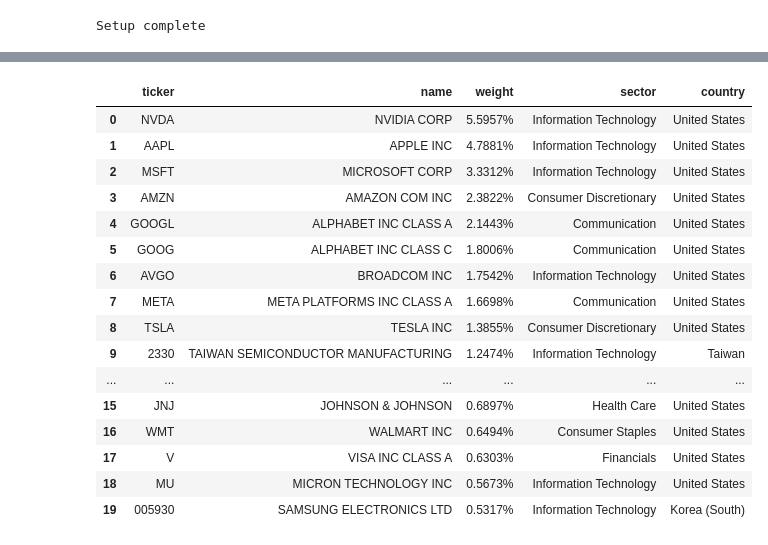
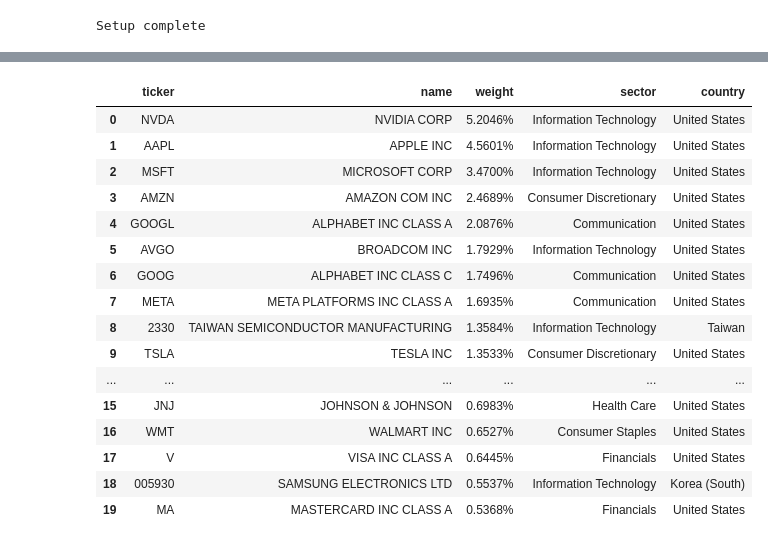
Before and after one commit to TulevaEE/reporting-engine, a Jupyter notebook: reports/adhoc/active_share.ipynb, the cells around one changed output, grey strips where cells are left out. Saved outputs shown, nothing was run; the diff lists cells and outputs as text; code cells hidden in the pictures.

```diff
--- a/reports/adhoc/active_share.ipynb
+++ b/reports/adhoc/active_share.ipynb
@@ -49,10 +51,10 @@ ISHARES_PRODUCTS = {
     'SASU': {'id': 305356, 'slug': 'ishares-msci-usa-esg-screened-ucits-etf'},
     'SAEU': {'id': 305363, 'slug': 'ishares-msci-europe-esg-screened-ucits-etf'},
     'SAJP': {'id': 305412, 'slug': 'ishares-msci-japan-esg-screened-ucits-etf'},
-    'SAEM': {'id': 305397, 'slug': 'ishares-msci-em-imi-esg-screened-ucits-etf-usd-acc-fund'},
     'SAWD': {'id': 305419, 'slug': 'ishares-msci-world-esg-screened-ucits-etf-usd-acc-fund'},
     'SSAC': {'id': 251850, 'slug': 'ishares-msci-acwi-ucits-etf'},
-    # SSAC/SAEM sub-ETFs (held instead of individual stocks for some countries)
+    'EM_SCREENED': {'id': 316646, 'slug': 'ishares-emerging-market-screened-equity-index-fund-ie'},  # pooled fund IE00BKPTWY98
+    # SSAC sub-ETFs (held instead of individual stocks for some countries)
     'NDIA': {'id': 297617, 'slug': 'ishares-msci-india-ucits-etf'},
     '4BRZ': {'id': 304304, 'slug': 'ishares-msci-brazil-ucits-etf-usd-hedged'},
     'CNYA': {'id': 273192, 'slug': 'ishares-msci-china-a-ucits-etf'},
@@ -60,22 +62,26 @@ ISHARES_PRODUCTS = {
 }
 
 # Tuleva fund ISIN → iShares ETF ticker used for look-through
+# 'SSAC_EM' is a synthetic marker — EM portfolio is constructed from SSAC's EM stocks
 FUND_ISIN_TO_ETF = {
     'IE00BFG1TM61': 'SAWD',  # iShares Developed World Screened Index Fund (pooled)
     'IE0009FT4LX4': 'SAWD',  # CCF Developed World Screened Index Fund (pooled)
     'IE00BFNM3G45': 'SASU',  # iShares MSCI USA Screened UCITS ETF
     'IE00BFNM3D14': 'SAEU',  # iShares MSCI Europe Screened UCITS ETF
     'IE00BFNM3L97': 'SAJP',  # iShares MSCI Japan Screened UCITS ETF
-    'IE00BKPTWY98': 'SAEM',  # EM Screened Equity Index Fund → proxy: EM IMI Screened top 1500
+    'IE00BKPTWY98': 'SSAC_EM',  # EM Screened → constructed from SSAC EM stocks
 }
 
 # Sub-ETFs held by SSAC that need one-level look-through
 SSAC_SUB_ETFS = {'NDIA', '4BRZ', 'CNYA', 'IKSA'}
 
-# Tuleva holds EM Screened (large+mid cap, ~1,100 stocks) but full holdings
-# aren't publicly available. We proxy with SAEM (EM IMI Screened) limited to
-# the top 1500 holdings by weight, then filtered to only stocks also in ACWI.
-SAEM_TOP_N = 1500
+# Countries classified as Emerging Markets (for extracting EM stocks from SSAC)
+EM_COUNTRIES = {
+    'China', 'Taiwan', 'India', 'Korea (South)', 'Brazil', 'South Africa',
+    'Mexico', 'Saudi Arabia', 'Thailand', 'Indonesia', 'Malaysia', 'Philippines',
+    'Turkey', 'Poland', 'Chile', 'Qatar', 'United Arab Emirates', 'Kuwait',
+    'Colombia', 'Peru', 'Czech Republic', 'Egypt', 'Greece', 'Hungary',
+}
 
 
 def fetch_ishares_holdings(ticker):
@@ -172,7 +230,8 @@ All holdings dates: {'SAWD': '25/Feb/2026', 'SASU': '25/Feb/2026', 'SAEU': '24/F
 # %%
 # Build look-through Tuleva portfolio
 # For each ETF holding in the fund: look_through_weight = fund_weight × stock_weight_in_etf
-# If an ETF holds sub-ETFs (e.g. SAEM holds China A/Brazil sub-ETFs), decompose one level down
+# If an ETF holds sub-ETFs (e.g. SSAC holds sub-ETFs for India/Brazil/China/Saudi), decompose one level down
+# For SSAC_EM (synthetic): all stocks are already direct equities (pre-decomposed from SSAC)
 
 all_stocks = []
 for _, row in fund_composition.iterrows():
@@ -183,12 +242,24 @@ for _, row in fund_composition.iterrows():
         continue
 
     df_h = all_etf_holdings[etf_ticker]
+
+    # For SSAC_EM: all rows are already equities with rebased weights, no sub-ETFs
+    if etf_ticker == 'SSAC_EM':
+        equities = df_h.copy()
+        print(f'{row["name"]}: {row["weight"]:.1f}% × {len(equities)} EM stocks (constructed from SSAC)')
+        for _, h in equities.iterrows():
+            all_stocks.append({
+                'stock_id': stock_id(h),
+                'ticker': h['Ticker'],
+                'name': h['Name'],
+                'weight': fund_weight * h['Weight (%)'],
+                'sector': h['Sector'],
+                'country': h['Location'],
+                'source_etf': 'SSAC_EM',
+            })
+        continue
+
     equities = df_h[df_h.apply(is_equity, axis=1)].copy()
-
-    # For SAEM: limit to top N holdings to approximate large+mid cap (exclude small-caps)
-    if etf_ticker == 'SAEM':
-        equities = equities.nlargest(SAEM_TOP_N, 'Weight (%)')
-        print(f'{row["name"]}: using top {SAEM_TOP_N} of {len(df_h[df_h.apply(is_equity, axis=1)])} SAEM equities')
 
     # Detect sub-ETF holdings within this ETF
     sub_etf_mask = equities['Ticker'].isin(ISHARES_PRODUCTS.keys())
@@ -204,12 +275,12 @@ for _, row in fund_composition.iterrows():
             'weight': fund_weight * h['Weight (%)'],
             'sector': h['Sector'],
             'country': h['Location'],
+            'source_etf': etf_ticker,
         })
 
     # One-level look-through for sub-ETFs
     if len(sub_etfs) > 0:
-        label = f'{row["name"]}' if etf_ticker != 'SAEM' else f'  (top {SAEM_TOP_N})'
-        print(f'{label}: {len(direct)} direct stocks + {len(sub_etfs)} sub-ETFs:')
+        print(f'{row["name"]}: {len(direct)} direct stocks + {len(sub_etfs)} sub-ETFs:')
         for _, sub in sub_etfs.iterrows():
             sub_ticker = sub['Ticker']
             sub_weight_in_etf = sub['Weight (%)'] / 100.0  # fraction within the ETF
@@ -234,6 +305,7 @@ for _, row in fund_composition.iterrows():
                     'weight': fund_weight * sub_weight_in_etf * sh['Weight (%)'],
                     'sector': sh['Sector'],
                     'country': sh['Location'],
+                    'source_etf': etf_ticker,
                 })
     else:
         print(f'{row["name"]}: {row["weight"]:.1f}% × {len(direct)} stocks')
@@ -253,27 +325,28 @@ tuleva_portfolio = (tuleva_raw
     .reset_index()
 )
 
-# Filter to only stocks that also appear in ACWI (remove small-cap SAEM stocks not in benchmark)
+# Build full ACWI stock universe (direct + sub-ETF look-through)
 acwi_eq = acwi_raw[acwi_raw.apply(is_equity, axis=1)]
 acwi_direct_ids = set(acwi_eq.apply(stock_id, axis=1))
-# Also include stocks from SSAC sub-ETFs
 for sub_ticker in SSAC_SUB_ETFS:
-    if sub_ticker in all_etf_holdings:
-        sub_df = all_etf_holdings[sub_ticker]
-    else:
-        sub_df, _ = fetch_ishares_holdings(sub_ticker)
-        all_etf_holdings[sub_ticker] = sub_df
+    sub_df = all_etf_holdings[sub_ticker]
     sub_eq = sub_df[sub_df.apply(is_equity, axis=1)]
     acwi_direct_ids |= set(sub_eq.apply(stock_id, axis=1))
 
+# Filter to only stocks in ACWI universe
 before_filter = len(tuleva_portfolio)
 tuleva_portfolio = tuleva_portfolio[tuleva_portfolio['stock_id'].isin(acwi_direct_ids)]
 removed = before_filter - len(tuleva_portfolio)
 
 # Normalize to 100%
 total_weight = tuleva_portfolio['weight'].sum()
-tuleva_portfolio['weight'] = tuleva_portfolio['weight'] / total_weight * 100
+norm_factor = 100 / total_weight
+tuleva_portfolio['weight'] = tuleva_portfolio['weight'] * norm_factor
 tuleva_portfolio = tuleva_portfolio.sort_values('weight', ascending=False).reset_index(drop=True)
+
+# Also normalize tuleva_raw for source-level lookups later
+tuleva_raw_norm = tuleva_raw[tuleva_raw['stock_id'].isin(acwi_direct_ids)].copy()
+tuleva_raw_norm['weight'] = tuleva_raw_norm['weight'] * norm_factor
 
 print(f'\nTuleva look-through portfolio:')
 print(f'  Unique stocks: {len(tuleva_portfolio)} (removed {removed} not in ACWI universe)')
@@ -296,21 +368,21 @@ Tuleva look-through portfolio:
 
 Top 20 holdings:
 |  | ticker | name | weight | sector | country |
-| 0 | NVDA | NVIDIA CORP | 5.5957% | Information Technology | United States |
-| 1 | AAPL | APPLE INC | 4.7881% | Information Technology | United States |
-| 2 | MSFT | MICROSOFT CORP | 3.3312% | Information Technology | United States |
-| 3 | AMZN | AMAZON COM INC | 2.3822% | Consumer Discretionary | United States |
-| 4 | GOOGL | ALPHABET INC CLASS A | 2.1443% | Communication | United States |
-| 5 | GOOG | ALPHABET INC CLASS C | 1.8006% | Communication | United States |
-| 6 | AVGO | BROADCOM INC | 1.7542% | Information Technology | United States |
-| 7 | META | META PLATFORMS INC CLASS A | 1.6698% | Communication | United States |
-| 8 | TSLA | TESLA INC | 1.3855% | Consumer Discretionary | United States |
-| 9 | 2330 | TAIWAN SEMICONDUCTOR MANUFACTURING | 1.2474% | Information Technology | Taiwan |
+| 0 | NVDA | NVIDIA CORP | 5.2046% | Information Technology | United States |
+| 1 | AAPL | APPLE INC | 4.5601% | Information Technology | United States |
+| 2 | MSFT | MICROSOFT CORP | 3.4700% | Information Technology | United States |
+| 3 | AMZN | AMAZON COM INC | 2.4689% | Consumer Discretionary | United States |
+| 4 | GOOGL | ALPHABET INC CLASS A | 2.0876% | Communication | United States |
+| 5 | AVGO | BROADCOM INC | 1.7929% | Information Technology | United States |
+| 6 | GOOG | ALPHABET INC CLASS C | 1.7496% | Communication | United States |
+| 7 | META | META PLATFORMS INC CLASS A | 1.6935% | Communication | United States |
+| 8 | 2330 | TAIWAN SEMICONDUCTOR MANUFACTURING | 1.3584% | Information Technology | Taiwan |
+| 9 | TSLA | TESLA INC | 1.3533% | Consumer Discretionary | United States |
 | ... | ... | ... | ... | ... | ... |
-| 15 | JNJ | JOHNSON & JOHNSON | 0.6897% | Health Care | United States |
-| 16 | WMT | WALMART INC | 0.6494% | Consumer Staples | United States |
-| 17 | V | VISA INC CLASS A | 0.6303% | Financials | United States |
-| 18 | MU | MICRON TECHNOLOGY INC | 0.5673% | Information Technology | United States |
-| 19 | 005930 | SAMSUNG ELECTRONICS LTD | 0.5317% | Information Technology | Korea (South) |
+| 15 | JNJ | JOHNSON & JOHNSON | 0.6983% | Health Care | United States |
+| 16 | WMT | WALMART INC | 0.6527% | Consumer Staples | United States |
+| 17 | V | VISA INC CLASS A | 0.6445% | Financials | United States |
+| 18 | 005930 | SAMSUNG ELECTRONICS LTD | 0.5537% | Information Technology | Korea (South) |
+| 19 | MA | MASTERCARD INC CLASS A | 0.5368% | Financials | United States |
 # %%
 # ACWI benchmark portfolio — with one-level look-through for sub-ETFs
```
Also changed, not shown: parts of 10 cells of this notebook, 2 other files.
